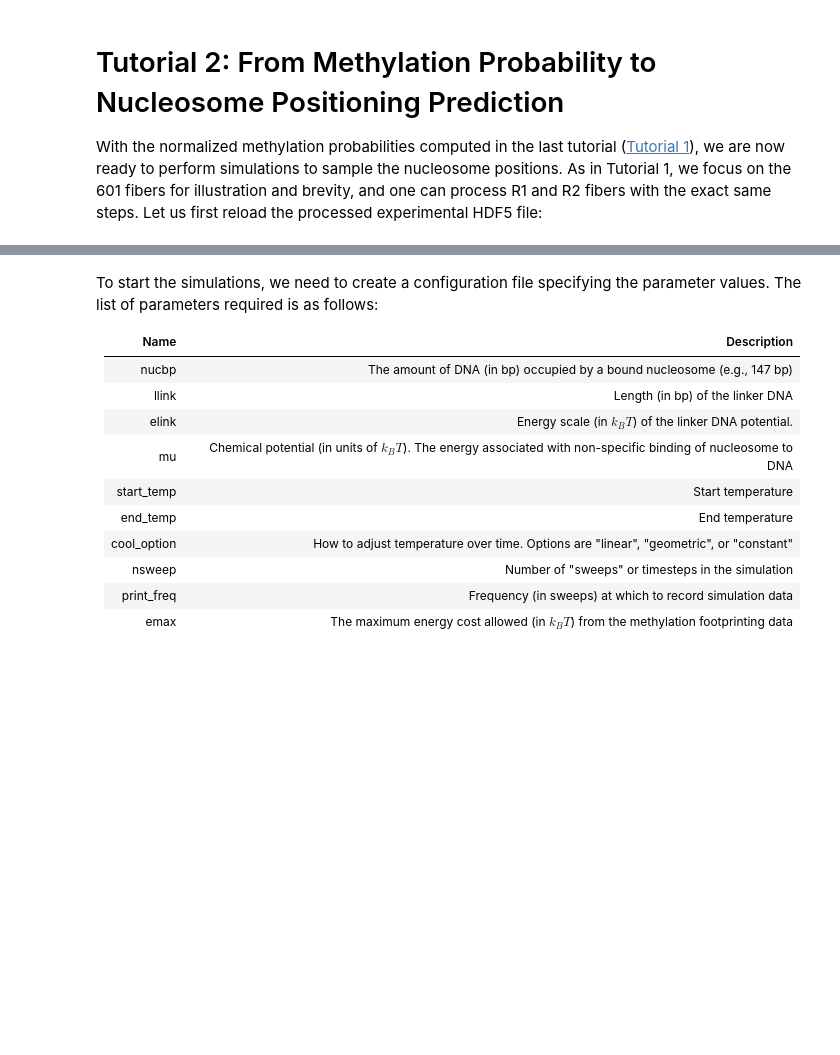
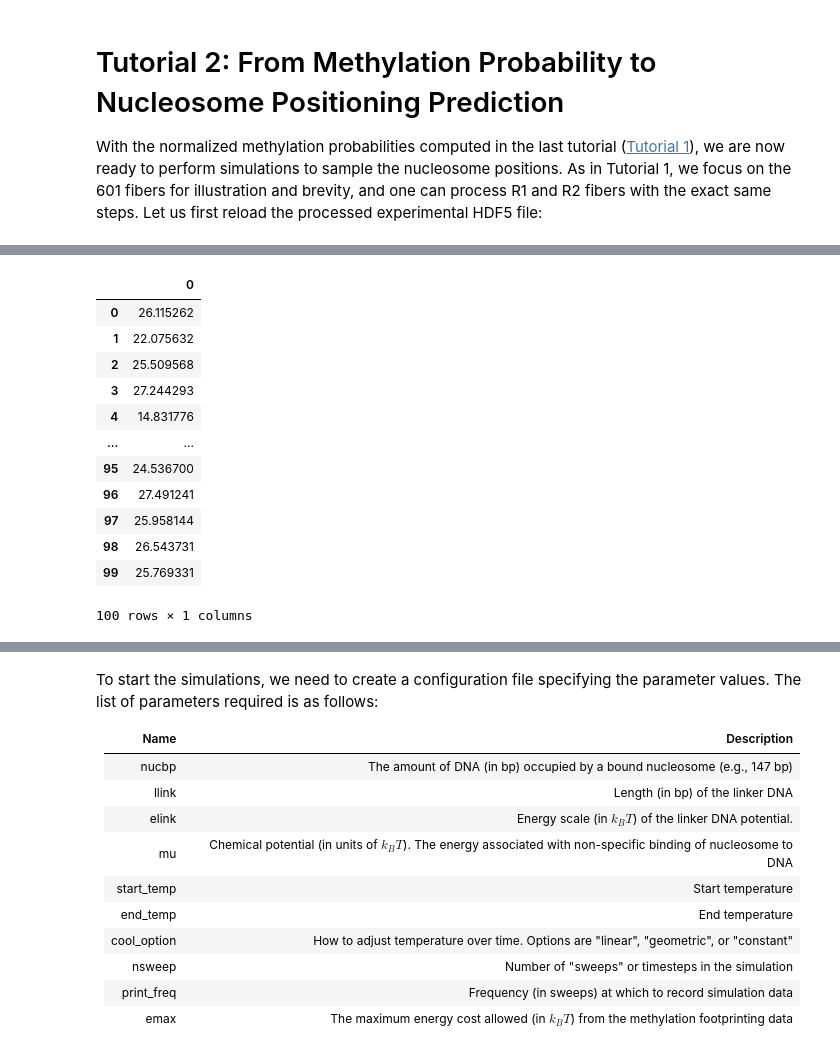
Before and after one commit to mchchiang/catella, a Jupyter notebook: docs/source/tutorials/tut02_run_sim.ipynb, the cells around one changed output, grey strips where cells are left out. Drawn from its saved outputs; the diff is of its cells as text; code cells hidden in the pictures; blank space fills up the shorter version.

```diff
--- a/docs/source/tutorials/tut02_run_sim.ipynb
+++ b/docs/source/tutorials/tut02_run_sim.ipynb
@@ -9,0 +109,16 @@ exp_data = MethPrintExperiment.load(exp_h5)
+# %%
+sim_tm_data.analysis["601"]["mean_nnuc"]
+# %% [output]
+|  | 0 |
+| 0 | 26.115262 |
+| 1 | 22.075632 |
+| 2 | 25.509568 |
+| 3 | 27.244293 |
+| 4 | 14.831776 |
+| ... | ... |
+| 95 | 24.536700 |
+| 96 | 27.491241 |
+| 97 | 25.958144 |
+| 98 | 26.543731 |
+| 99 | 25.769331 |
+100 rows × 1 columns
```
Also changed, not shown: parts of 25 cells of this notebook, 1 other file.
